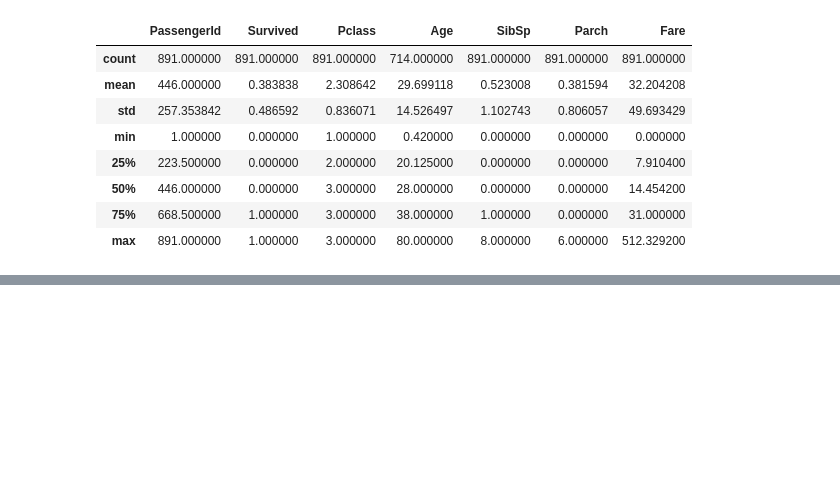
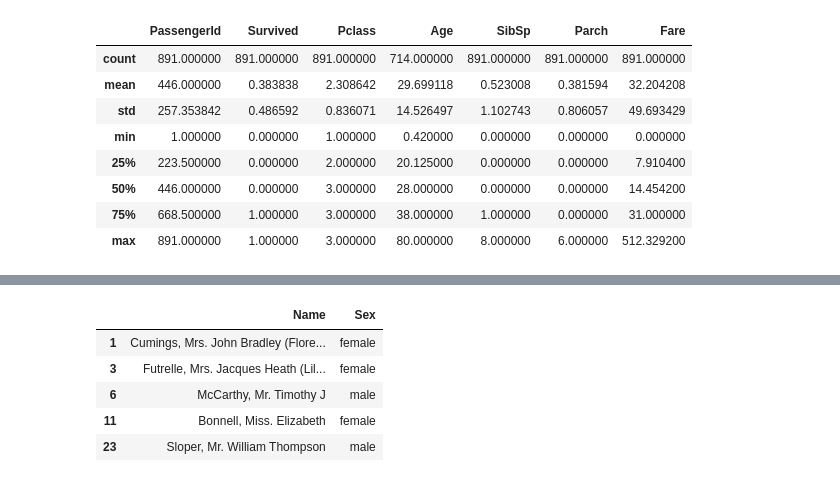
Before and after one commit to Fatima-05/GDGOC-AI-ML, a Jupyter notebook: Class5.ipynb, the cells around one changed output, grey strips where cells are left out. Saved outputs shown, nothing was run; the diff lists cells and outputs as text; code cells hidden in the pictures; blank space fills up the shorter version.

```diff
--- a/Class5.ipynb
+++ b/Class5.ipynb
@@ -93,0 +196,15 @@ titanic.describe()
+# %%
+# example of loc:
+
+#display() is a built-in method to display result
+
+display(titanic.loc[titanic["Pclass"]==1,["Name","Sex"]].head())
+
+# returns the name and the sex of the first five passengers with Pclass 1
+# %% [output]
+|  | Name | Sex |
+| 1 | Cumings, Mrs. John Bradley (Flore... | female |
+| 3 | Futrelle, Mrs. Jacques Heath (Lil... | female |
+| 6 | McCarthy, Mr. Timothy J | male |
+| 11 | Bonnell, Miss. Elizabeth | female |
+| 23 | Sloper, Mr. William Thompson | male |
```
Also changed, not shown: parts of 7 cells of this notebook.
